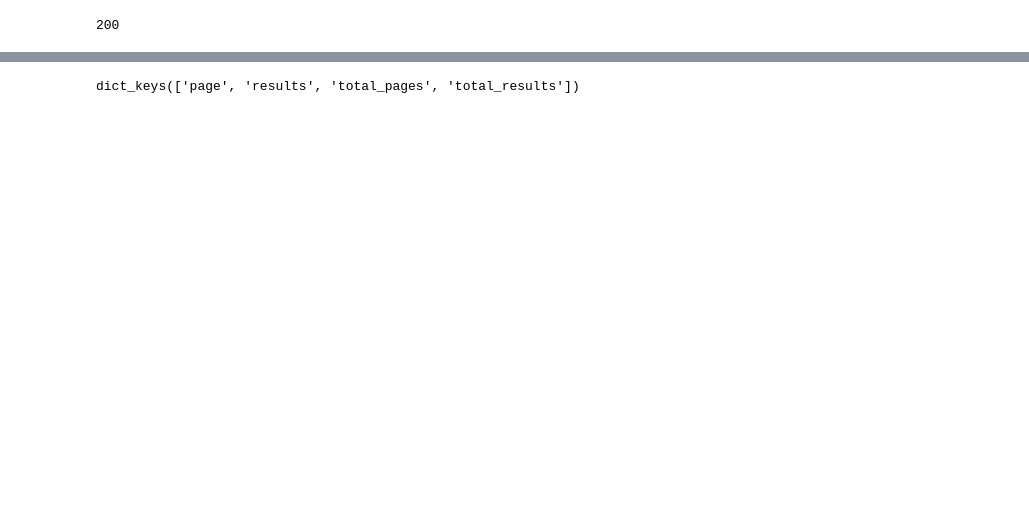
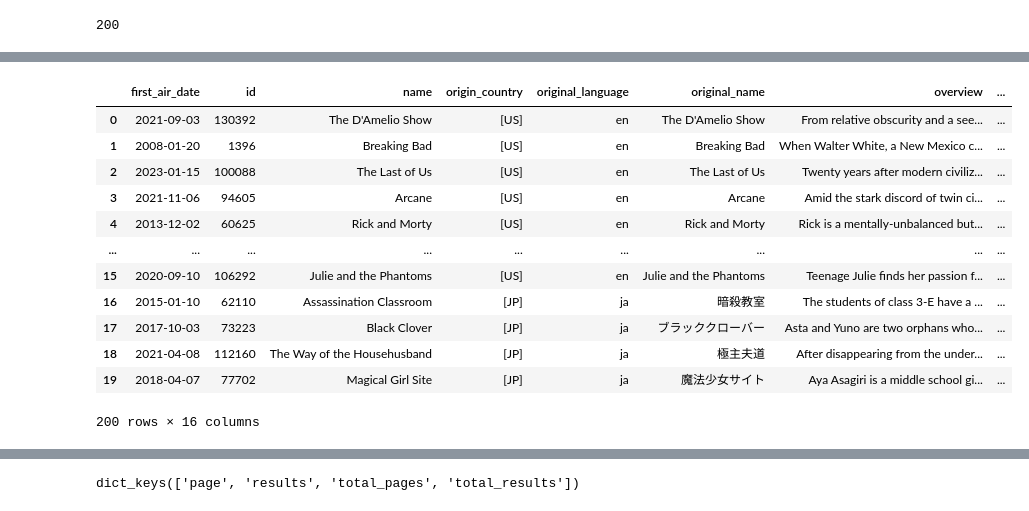
Before and after one commit to stephcia/Microsoft-Studios-Analysis, a Jupyter notebook: stephanie_ciaccia.ipynb, the cells around one changed output, grey strips where cells are left out. Drawn from its saved outputs; the diff is of its cells as text; code cells hidden in the pictures; blank space fills up the shorter version.

```diff
--- a/stephanie_ciaccia.ipynb
+++ b/stephanie_ciaccia.ipynb
@@ -351,0 +594,18 @@ print(movie_api.status_code)
+# %%
+#splitting the genres into multiple columns
+
+# split the list into columns
+split_rated = top_rated_200['genre_ids'].apply(pd.Series)
+
+#renaming the columns
+split_rated = split_rated.rename(columns=lambda x: f'col_{x+1}')
+
+# add the new columns back to top_rated DataFrame
+top_rated_200 = pd.concat([top_rated_200, split_rated], axis=1)
+# %%
+#renaming the genre columns
+top_rated_200.rename(columns = {'col_1':'genre_id_1','col_2':'genre_id_2','col_3':'genre_id_3',
+                            'col_4':'genre_id_4','col_5':'genre_id_5','col_6':'genre_id_6'}, inplace = True)
+# %%
+##changing N/A variables to 0
+top_rated_200 = top_rated_200.fillna(0)
@@ -351,0 +633,4 @@ print(movie_api.status_code)
+# %%
+## converting  column type from float64 to int
+
+top_rated_200[['genre_id_1','genre_id_2','genre_id_3','genre_id_4','genre_id_5', 'genre_id_6']] = top_rated_200[['genre_id_1','genre_id_2','genre_id_3','genre_id_4','genre_id_5','genre_id_6']].astype(int)
@@ -351,0 +671,17 @@ print(movie_api.status_code)
+# %%
+#dropping original genre_ids column
+top_rated_200.drop(columns='genre_ids')
+# %% [output]
+|  | first_air_date | id | name | origin_country | original_language | original_name | overview | ... |
+| 0 | 2021-09-03 | 130392 | The D'Amelio Show | [US] | en | The D'Amelio Show | From relative obscurity and a see... | ... |
+| 1 | 2008-01-20 | 1396 | Breaking Bad | [US] | en | Breaking Bad | When Walter White, a New Mexico c... | ... |
+| 2 | 2023-01-15 | 100088 | The Last of Us | [US] | en | The Last of Us | Twenty years after modern civiliz... | ... |
+| 3 | 2021-11-06 | 94605 | Arcane | [US] | en | Arcane | Amid the stark discord of twin ci... | ... |
+| 4 | 2013-12-02 | 60625 | Rick and Morty | [US] | en | Rick and Morty | Rick is a mentally-unbalanced but... | ... |
+| ... | ... | ... | ... | ... | ... | ... | ... | ... |
+| 15 | 2020-09-10 | 106292 | Julie and the Phantoms | [US] | en | Julie and the Phantoms | Teenage Julie finds her passion f... | ... |
+| 16 | 2015-01-10 | 62110 | Assassination Classroom | [JP] | ja | 暗殺教室 | The students of class 3-E have a ... | ... |
+| 17 | 2017-10-03 | 73223 | Black Clover | [JP] | ja | ブラッククローバー | Asta and Yuno are two orphans who... | ... |
+| 18 | 2021-04-08 | 112160 | The Way of the Househusband | [JP] | ja | 極主夫道 | After disappearing from the under... | ... |
+| 19 | 2018-04-07 | 77702 | Magical Girl Site | [JP] | ja | 魔法少女サイト | Aya Asagiri is a middle school gi... | ... |
+200 rows × 16 columns
```
Also changed, not shown: parts of 63 cells of this notebook.
